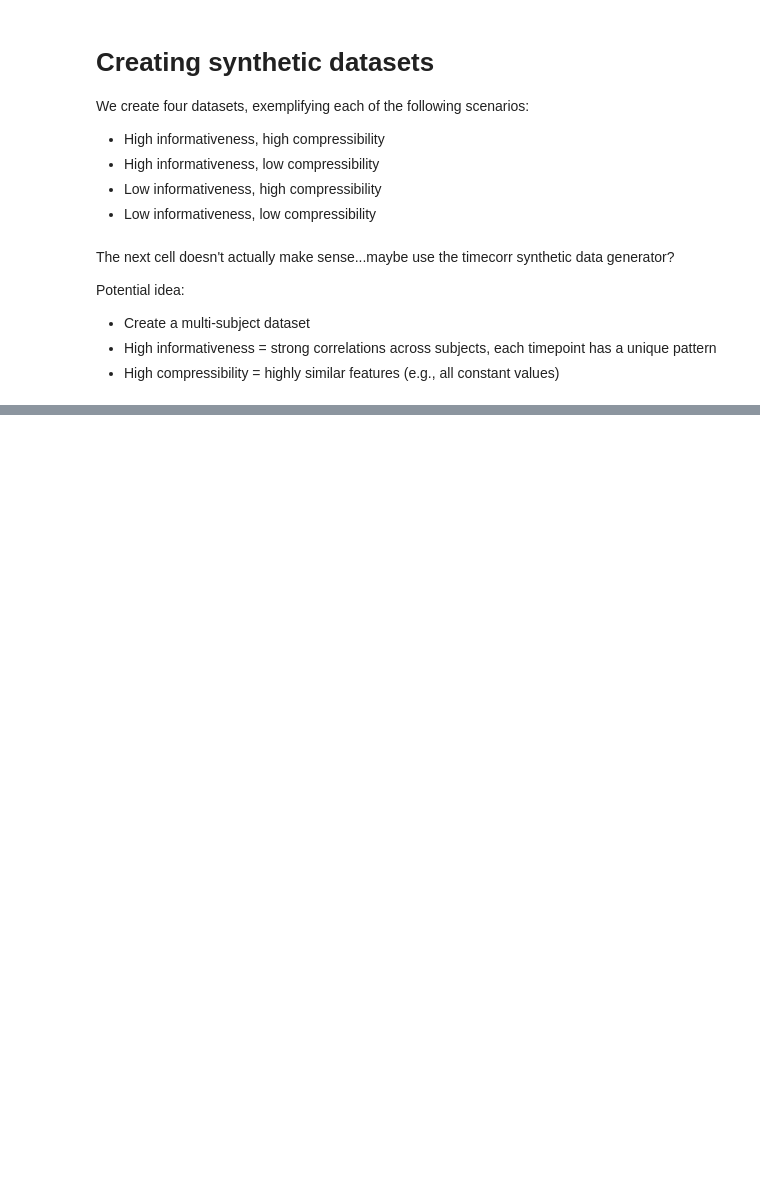
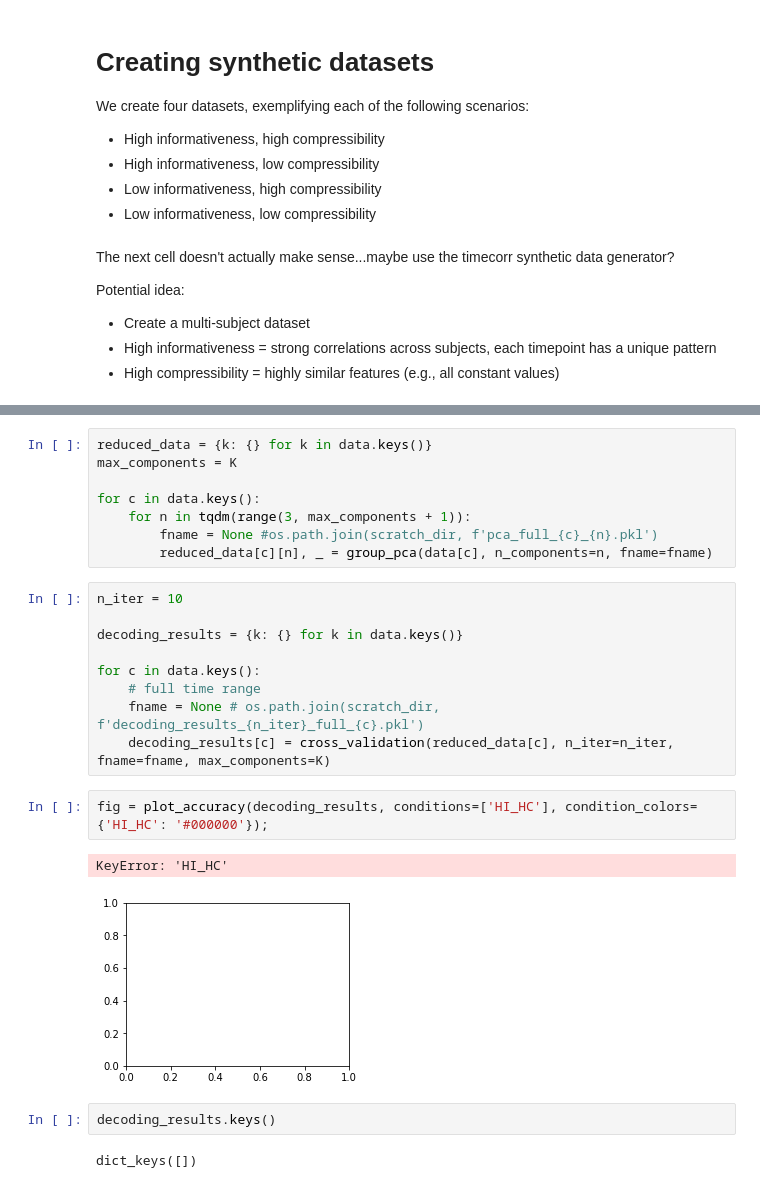
Before and after one commit to ContextLab/pca_paper, a Jupyter notebook: code/notebooks/simulations.ipynb, the cells around one changed output, grey strips where cells are left out. Cells and saved outputs as stored; diff of their text form; blank space fills up the shorter version.

```diff
--- a/code/notebooks/simulations.ipynb
+++ b/code/notebooks/simulations.ipynb
@@ -68,0 +97,26 @@ LI_LC = np.cumsum(lo_var * np.random.normal(size=(n_obs + buffer, n_features)),
+# %%
+reduced_data = {k: {} for k in data.keys()}
+max_components = K
+
+for c in data.keys():
+    for n in tqdm(range(3, max_components + 1)):
+        fname = None #os.path.join(scratch_dir, f'pca_full_{c}_{n}.pkl')
+        reduced_data[c][n], _ = group_pca(data[c], n_components=n, fname=fname)
+# %%
+n_iter = 10
+
+decoding_results = {k: {} for k in data.keys()}
+
+for c in data.keys():
+    # full time range
+    fname = None # os.path.join(scratch_dir, f'decoding_results_{n_iter}_full_{c}.pkl')
+    decoding_results[c] = cross_validation(reduced_data[c], n_iter=n_iter, fname=fname, max_components=K)
+# %%
+fig = plot_accuracy(decoding_results, conditions=['HI_HC'], condition_colors={'HI_HC': '#000000'});
+# %% [output]
+KeyError: 'HI_HC'
+[figure, added]
+# %%
+decoding_results.keys()
+# %% [output]
+dict_keys([])
```
Also changed, not shown: parts of 6 cells of this notebook, 24 other files.
